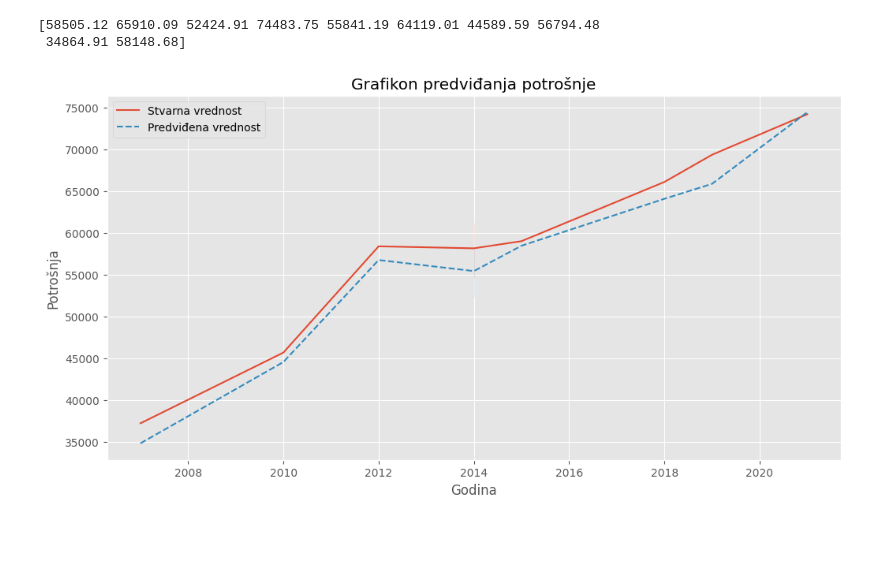
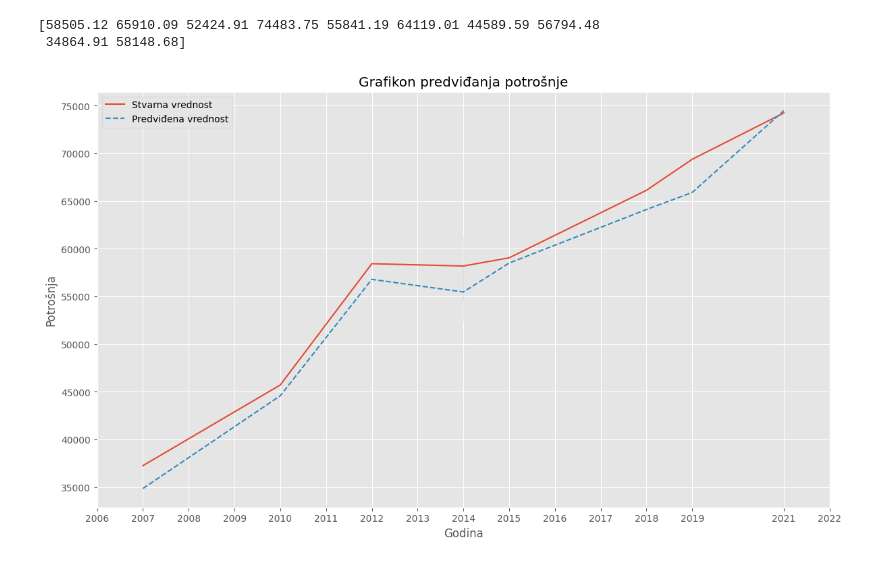
Before and after one commit to kuzicnenad/data-engineering-exam, a Jupyter notebook: 2024-03/personal-household-consumption-monthly-average_EDA.ipynb, the cells around one changed output. Cells and saved outputs as stored; diff of their text form; code cells hidden in the pictures; blank space fills up the shorter version.

```diff
--- a/2024-03/personal-household-consumption-monthly-average_EDA.ipynb
+++ b/2024-03/personal-household-consumption-monthly-average_EDA.ipynb
@@ -416,19 +418,20 @@ print(predictions_total)
  34864.91 58148.68]
 # %%
 # Iscrtajte stvarne vrednosti
-plt.figure(figsize=(12, 6))
+plt.figure(figsize=(14, 8))
 sns.lineplot(x=x_total_test['god'], y=y_total_test, label='Stvarna vrednost')
 
 # Iscrtajte predviđene vrednosti
 sns.lineplot(x=x_total_test['god'], y=predictions_total, label='Predviđena vrednost', linestyle='--')
 
 plt.title('Grafikon predviđanja potrošnje')
 plt.xlabel('Godina')
 plt.ylabel('Potrošnja')
+plt.xticks(data_not_total_rsd_sorted['god'].unique())
 plt.legend()
 plt.show()
 # %% [output]
-[figure, old version]
+[figure, new version]
 # %%
 # Snimanje zavisnosti OOB greške od broja stabala
 oob_errors = []
```
Also changed, not shown: parts of 4 cells of this notebook.
